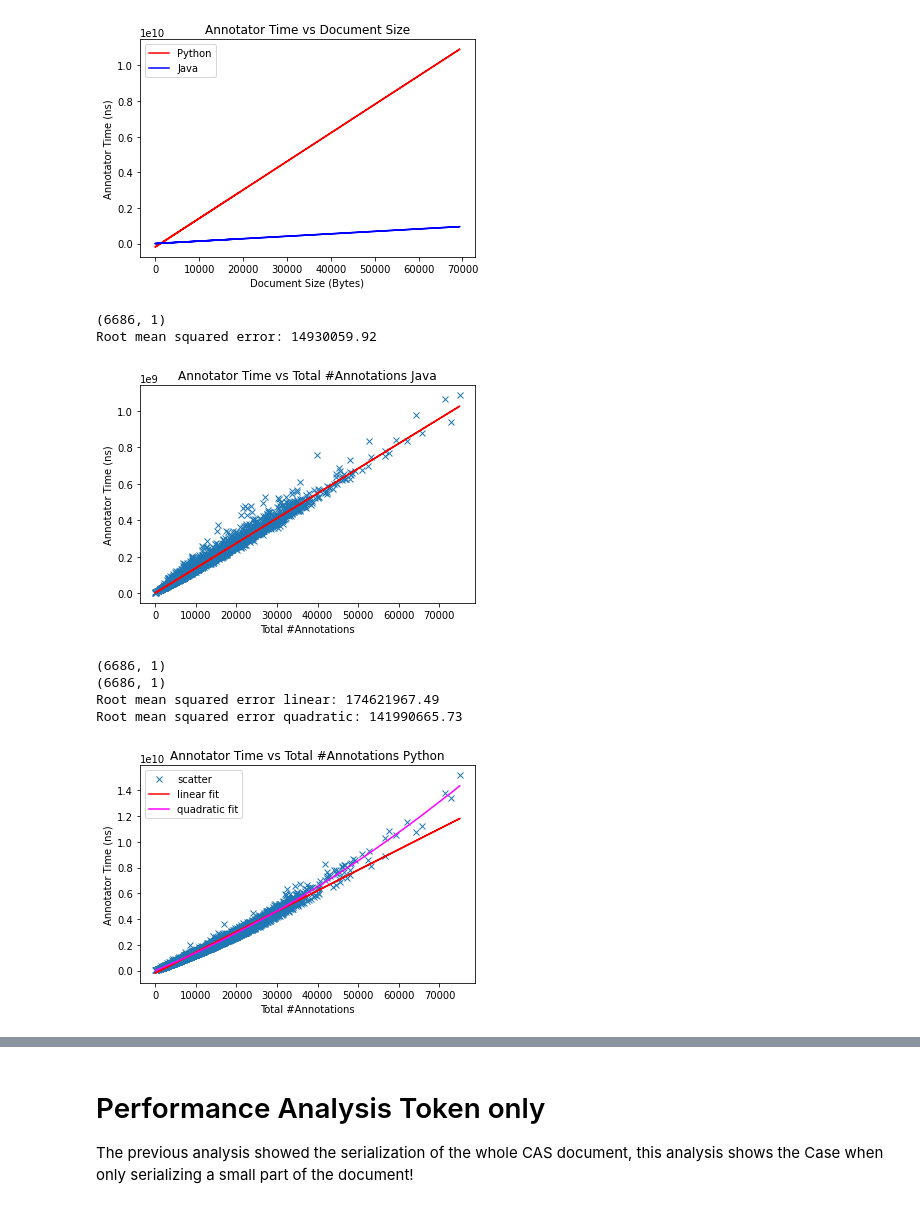
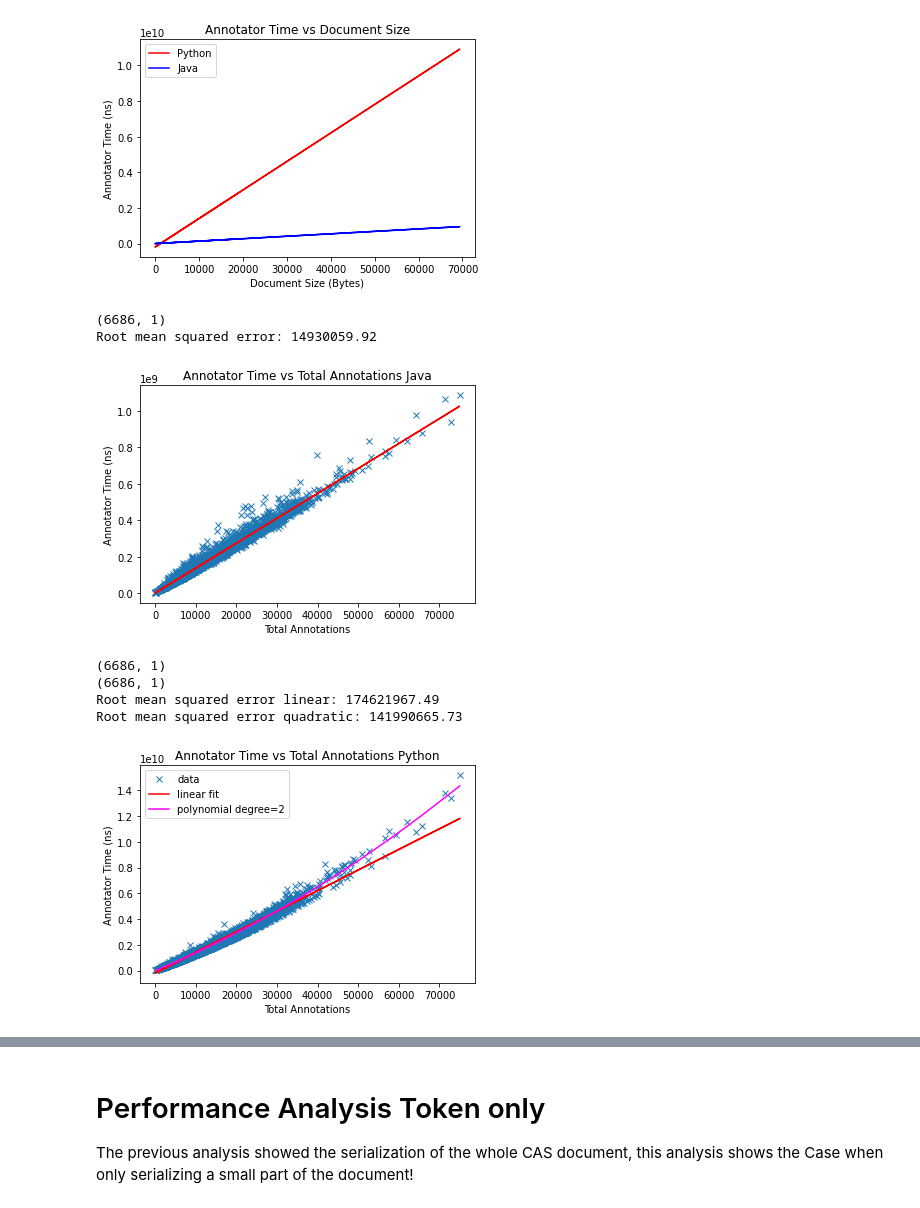
Before and after one commit to texttechnologylab/DockerUnifiedUIMAInterface, a Jupyter notebook: benchmark_containers/analysis.ipynb, the cells around one changed output, grey strips where cells are left out. Drawn from its saved outputs; the diff is of its cells as text; code cells hidden in the pictures.

```diff
--- a/benchmark_containers/analysis.ipynb
+++ b/benchmark_containers/analysis.ipynb
@@ -130,10 +134,10 @@ plt.show()
 [figure]
 # %%
 ax = df_java_serialize.plot(x="totalAnnotations",y="durationAnnotator", style='x')
-ax.set_xlabel("Total #Annotations")
+ax.set_xlabel("Total Annotations")
 ax.set_ylabel("Annotator Time (ns)")
 ax.get_legend().remove()
-ax.set_title("Annotator Time vs Total #Annotations Java")
+ax.set_title("Annotator Time vs Total Annotations Java")
 
 size = df_java_serialize["totalAnnotations"].to_numpy().shape[0]
 print(np.reshape(df_java_serialize["totalAnnotations"].to_numpy(),(-1,1)).shape)
@@ -143,49 +147,54 @@ reg = LinearRegression().fit(X_java,df_java_serialize["durationAnnotator"].to_nu
 Y_pred_java = reg.predict(X_java)
 plt.plot(X_java, Y_pred_java, color='red')
 print("Root mean squared error: {error:.2f}".format(error=np.sqrt(sklearn.metrics.mean_squared_error(Y_pred_java, Y_java))))
+
+plt.savefig('java_time_annotations.pgf', dpi=300, backend='pgf')
+plt.savefig('java_time_annotations.png', dpi=300)
 # %% [output]
 (6686, 1)
 Root mean squared error: 14930059.92
-[figure, old version]
+[figure, new version]
 # %%
 ax = df_python_serialize.plot(x="totalAnnotations",y="durationAnnotator", style='x')
-ax.set_xlabel("Total #Annotations")
+ax.set_xlabel("Total Annotations")
 ax.set_ylabel("Annotator Time (ns)")
 ax.get_legend().remove()
-ax.set_title("Annotator Time vs Total #Annotations Python")
+ax.set_title("Annotator Time vs Total Annotations Python")
 
 size = df_python_serialize["totalAnnotations"].to_numpy().shape[0]
 print(np.reshape(df_python_serialize["totalAnnotations"].to_numpy(),(-1,1)).shape)
 X_python = np.reshape(df_python_serialize["totalAnnotations"].to_numpy(),(-1,1))
 Y_python = np.reshape(df_python_serialize["durationAnnotator"].to_numpy(),(-1,1))
 reg = LinearRegression().fit(X_python,df_python_serialize["durationAnnotator"].to_numpy())
 Y_pred_python = reg.predict(X_python)
 
 pol = PolynomialFeatures(degree=2)
 X_ = pol.fit_transform(X_python)
 
 polyreg = LinearRegression().fit(X_,df_python_serialize["durationAnnotator"].to_numpy())
 Y_pred_pol = polyreg.predict(X_)
 print(np.reshape(Y_pred_pol,(-1,1)).shape)
 plt.plot(X_python, Y_pred_python, color='red')
 
 idx = np.argsort(X_python[:,0])
 x = X_python[idx]
 
 y = Y_python[idx]
 #Non-linear predicted values
 y_poly_pred= Y_pred_pol[idx]
 
 plt.plot(x, y_poly_pred, color='magenta')
-plt.legend(['scatter','linear fit','quadratic fit'])
+plt.legend(['data','linear fit','polynomial degree=2'])
 print("Root mean squared error linear: {error:.2f}".format(error=np.sqrt(sklearn.metrics.mean_squared_error(Y_pred_python, Y_python))))
 print("Root mean squared error quadratic: {error:.2f}".format(error=np.sqrt(sklearn.metrics.mean_squared_error(y_poly_pred, y))))
+plt.savefig('python_time_annotations.png', dpi=300)
+plt.savefig('python_time_annotations.pgf', dpi=300, backend='pgf')
 # %% [output]
 (6686, 1)
 (6686, 1)
 Root mean squared error linear: 174621967.49
 Root mean squared error quadratic: 141990665.73
-[figure, old version]
+[figure, new version]
 # %%
 plt.plot(X_python, Y_pred_python, color='red')
 plt.plot(X_java, Y_pred_java, color='blue')
```
Also changed, not shown: parts of 10 cells of this notebook, 2 other files.
